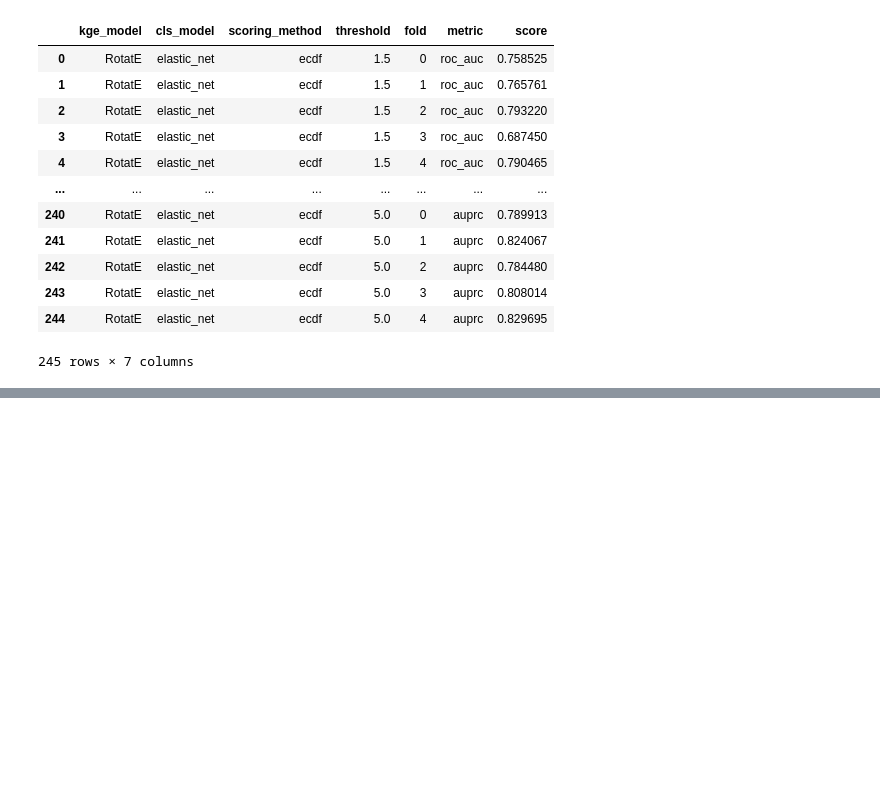
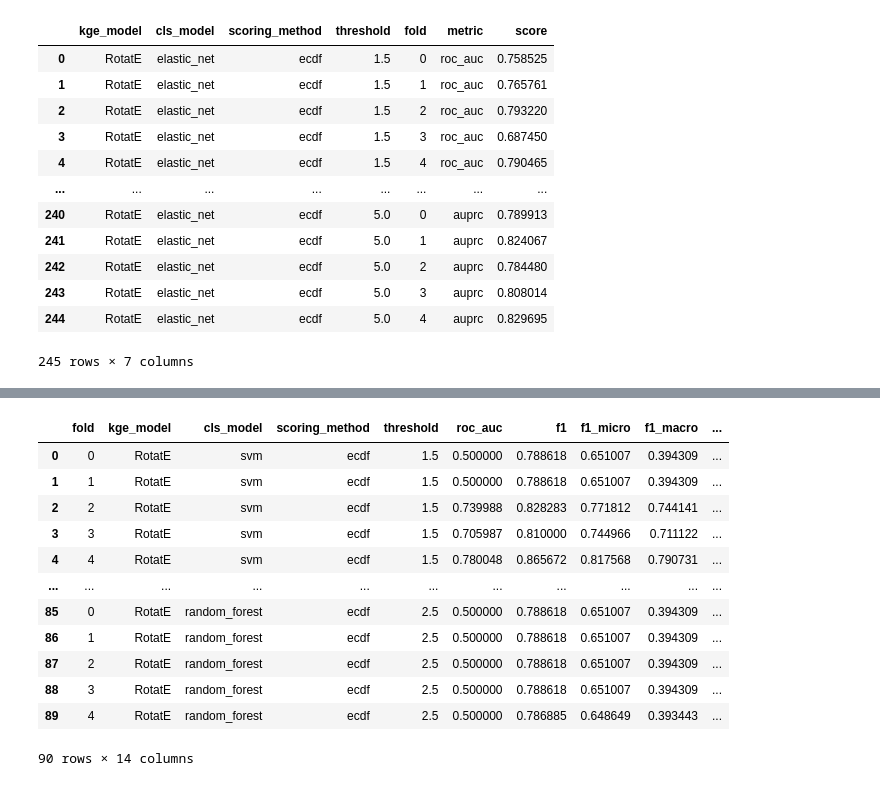
Before and after one commit to Xiaoxuan-Yu-ty/HybridKG, a Jupyter notebook: CLEP_repeat/visualize.ipynb, the cells around one changed output, grey strips where cells are left out. Cells and saved outputs as stored; diff of their text form; code cells hidden in the pictures; blank space fills up the shorter version.

```diff
--- a/CLEP_repeat/visualize.ipynb
+++ b/CLEP_repeat/visualize.ipynb
@@ -227,0 +300,16 @@ df_melted
+# %%
+df
+# %% [output]
+|  | fold | kge_model | cls_model | scoring_method | threshold | roc_auc | f1 | f1_micro | f1_macro | ... |
+| 0 | 0 | RotatE | svm | ecdf | 1.5 | 0.500000 | 0.788618 | 0.651007 | 0.394309 | ... |
+| 1 | 1 | RotatE | svm | ecdf | 1.5 | 0.500000 | 0.788618 | 0.651007 | 0.394309 | ... |
+| 2 | 2 | RotatE | svm | ecdf | 1.5 | 0.739988 | 0.828283 | 0.771812 | 0.744141 | ... |
+| 3 | 3 | RotatE | svm | ecdf | 1.5 | 0.705987 | 0.810000 | 0.744966 | 0.711122 | ... |
+| 4 | 4 | RotatE | svm | ecdf | 1.5 | 0.780048 | 0.865672 | 0.817568 | 0.790731 | ... |
+| ... | ... | ... | ... | ... | ... | ... | ... | ... | ... | ... |
+| 85 | 0 | RotatE | random_forest | ecdf | 2.5 | 0.500000 | 0.788618 | 0.651007 | 0.394309 | ... |
+| 86 | 1 | RotatE | random_forest | ecdf | 2.5 | 0.500000 | 0.788618 | 0.651007 | 0.394309 | ... |
+| 87 | 2 | RotatE | random_forest | ecdf | 2.5 | 0.500000 | 0.788618 | 0.651007 | 0.394309 | ... |
+| 88 | 3 | RotatE | random_forest | ecdf | 2.5 | 0.500000 | 0.788618 | 0.651007 | 0.394309 | ... |
+| 89 | 4 | RotatE | random_forest | ecdf | 2.5 | 0.500000 | 0.786885 | 0.648649 | 0.393443 | ... |
+90 rows × 14 columns
```
Also changed, not shown: parts of 6 cells of this notebook.
